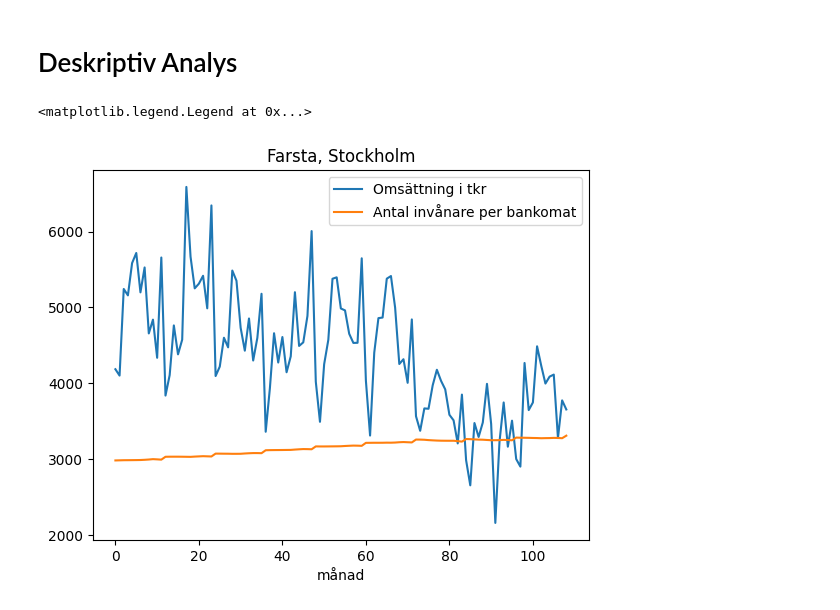
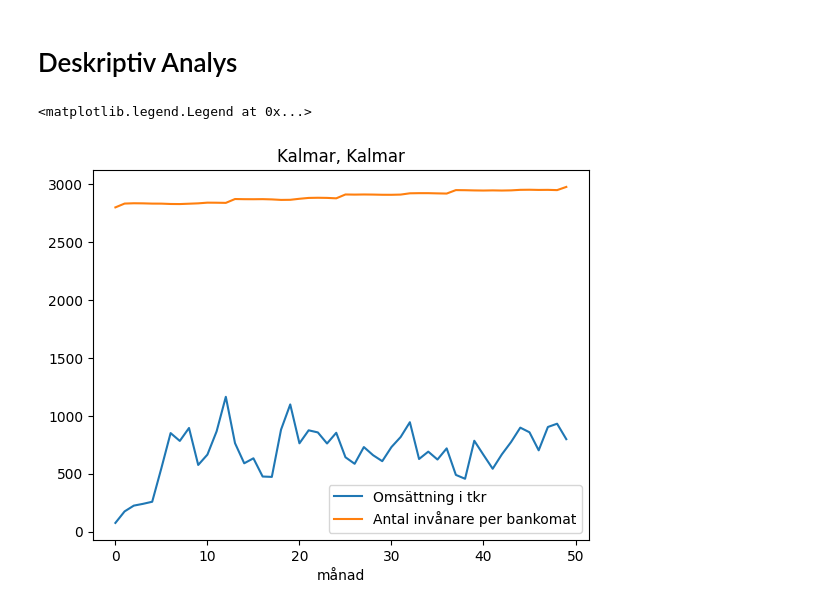
Before and after one commit to FabianFix/Kvaff-Projekt, a Jupyter notebook: project.ipynb, the cells around one changed output. Drawn from its saved outputs; the diff is of its cells as text; code cells hidden in the pictures.

```diff
--- a/project.ipynb
+++ b/project.ipynb
@@ -36,32 +36,32 @@ bankomaterIFarsta = [bankomat for bankomat in data.bankomater if bankomat.geogra
 
 slumpmässigBankomat = data.bankomater[randint(0, len(data.bankomater)-1)]
 
-slumpmässigBankomat = bankomaterIFarsta[randint(0, len(bankomaterIFarsta) - 1)]
+# slumpmässigBankomat = bankomaterIFarsta[randint(0, len(bankomaterIFarsta) - 1)]
 
 transaktionsMånader = []
 
 for transaktionsmånad in slumpmässigBankomat.transaktionsDataSEK:
     transaktionsMånader.append(transaktionsmånad)
 
 kommun = [kommun for kommun in data.kommuner if kommun.namn == slumpmässigBankomat.geographicalData["kommun"]][0]
 
 bankomaterIKommunen = [bankomat for bankomat in data.bankomater if bankomat.geographicalData["kommun"] == kommun.namn]
 
 antalBankomater = len(bankomaterIKommunen)
 
 månader = []
 omsättningar = []
 befolkningar = []
 
 for månad in transaktionsMånader:
     befolkningar.append(kommun.data[månad["månad"]]["total"] / antalBankomater)
     månader.append(månad["månad"])
     omsättningar.append(månad["omsättning"]/1000)
 
 plt.plot(range(len(månader)), omsättningar, befolkningar)
 plt.title(slumpmässigBankomat.geographicalData["postort"] + ", " + kommun.namn)
 plt.xlabel("månad")
 plt.legend(["Omsättning i tkr", "Antal invånare per bankomat"])
 # %% [output]
 <matplotlib.legend.Legend at 0x...>
-[figure, old version]
+[figure, new version]
```
Also changed, not shown: parts of 2 cells of this notebook, 3 other files.
